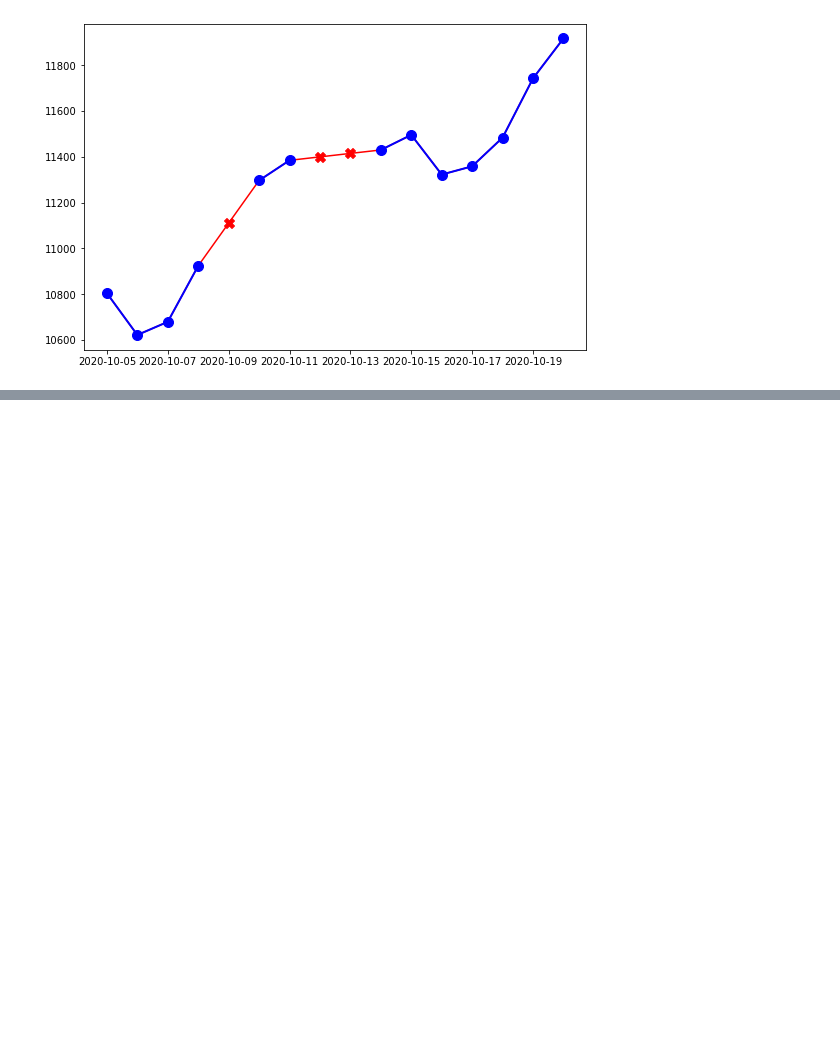
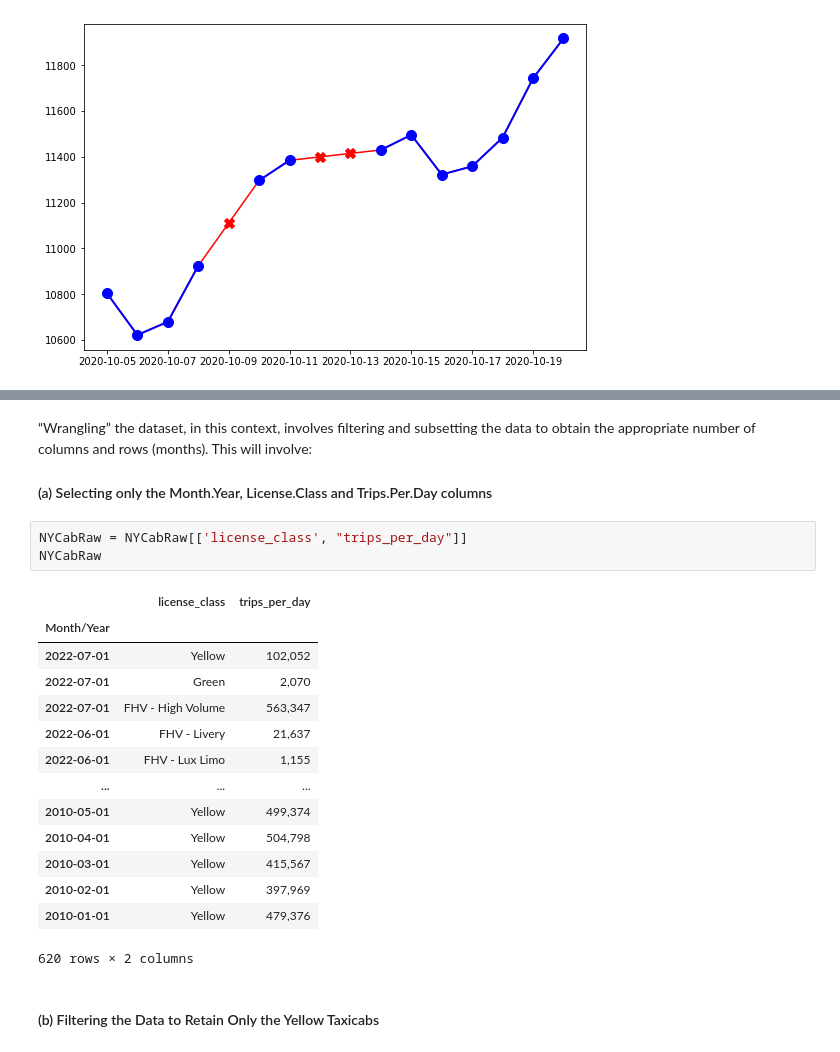
Before and after one commit to Nyahua/ds-learning, a Jupyter notebook: ts4ds/ch01.ipynb, the cells around one changed output, grey strips where cells are left out. Saved outputs shown, nothing was run; the diff lists cells and outputs as text; blank space fills up the shorter version.

```diff
--- a/ts4ds/ch01.ipynb
+++ b/ts4ds/ch01.ipynb
@@ -133,0 +155,23 @@ Name: Adj Close, dtype: float64
+# %% [markdown]
+“Wrangling” the dataset, in this context, involves filtering and subsetting the data to obtain the appropriate number of columns and rows (months). This will involve:
+#### (a) Selecting only the Month.Year, License.Class and Trips.Per.Day columns
+# %%
+NYCabRaw = NYCabRaw[['license_class', "trips_per_day"]]
+NYCabRaw
+# %% [output]
+|  | license_class | trips_per_day |
+| Month/Year |  |  |
+| 2022-07-01 | Yellow | 102,052 |
+| 2022-07-01 | Green | 2,070 |
+| 2022-07-01 | FHV - High Volume | 563,347 |
+| 2022-06-01 | FHV - Livery | 21,637 |
+| 2022-06-01 | FHV - Lux Limo | 1,155 |
+| ... | ... | ... |
+| 2010-05-01 | Yellow | 499,374 |
+| 2010-04-01 | Yellow | 504,798 |
+| 2010-03-01 | Yellow | 415,567 |
+| 2010-02-01 | Yellow | 397,969 |
+| 2010-01-01 | Yellow | 479,376 |
+620 rows × 2 columns
+# %% [markdown]
+#### (b) Filtering the Data to Retain Only the Yellow Taxicabs
```
Also changed, not shown: parts of 20 cells of this notebook, 1 other file.
